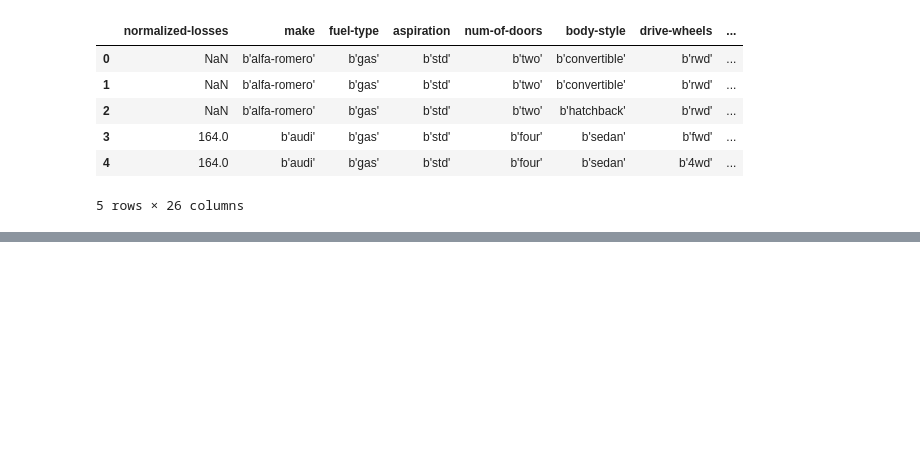
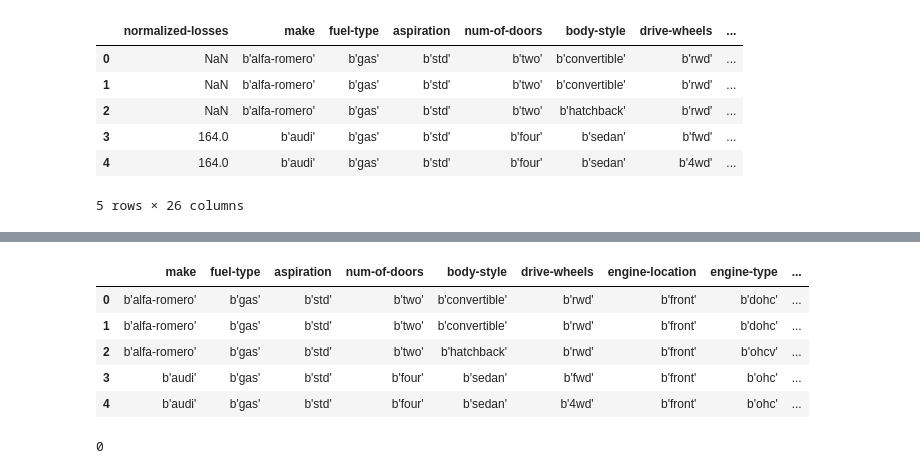
Before and after one commit to serrodcal-data-scientist/dataLab1, a Jupyter notebook: EDA.ipynb, the cells around one changed output, grey strips where cells are left out. Saved outputs shown, nothing was run; the diff lists cells and outputs as text; code cells hidden in the pictures; blank space fills up the shorter version.

```diff
--- a/EDA.ipynb
+++ b/EDA.ipynb
@@ -25,0 +72,19 @@ df.head()
+# %%
+# Copy in order to deal with categorical data only
+cat_df = df.select_dtypes(include=['object']).copy()
+cat_df.head()
+# %% [output]
+|  | make | fuel-type | aspiration | num-of-doors | body-style | drive-wheels | engine-location | engine-type | ... |
+| 0 | b'alfa-romero' | b'gas' | b'std' | b'two' | b'convertible' | b'rwd' | b'front' | b'dohc' | ... |
+| 1 | b'alfa-romero' | b'gas' | b'std' | b'two' | b'convertible' | b'rwd' | b'front' | b'dohc' | ... |
+| 2 | b'alfa-romero' | b'gas' | b'std' | b'two' | b'hatchback' | b'rwd' | b'front' | b'ohcv' | ... |
+| 3 | b'audi' | b'gas' | b'std' | b'four' | b'sedan' | b'fwd' | b'front' | b'ohc' | ... |
+| 4 | b'audi' | b'gas' | b'std' | b'four' | b'sedan' | b'4wd' | b'front' | b'ohc' | ... |
+# %%
+# Cheking for null values. Get total number of missing values
+print(cat_df.isnull().values.sum())
+# It seems like there are no missing values.
+# In other case: print(cat_df.isnull().sum()) to get features which has missing values.
+# Once I know which feature has missing values, use fillna()
+# %% [output]
+0
```
Also changed, not shown: parts of 13 cells of this notebook, 2 other files.
